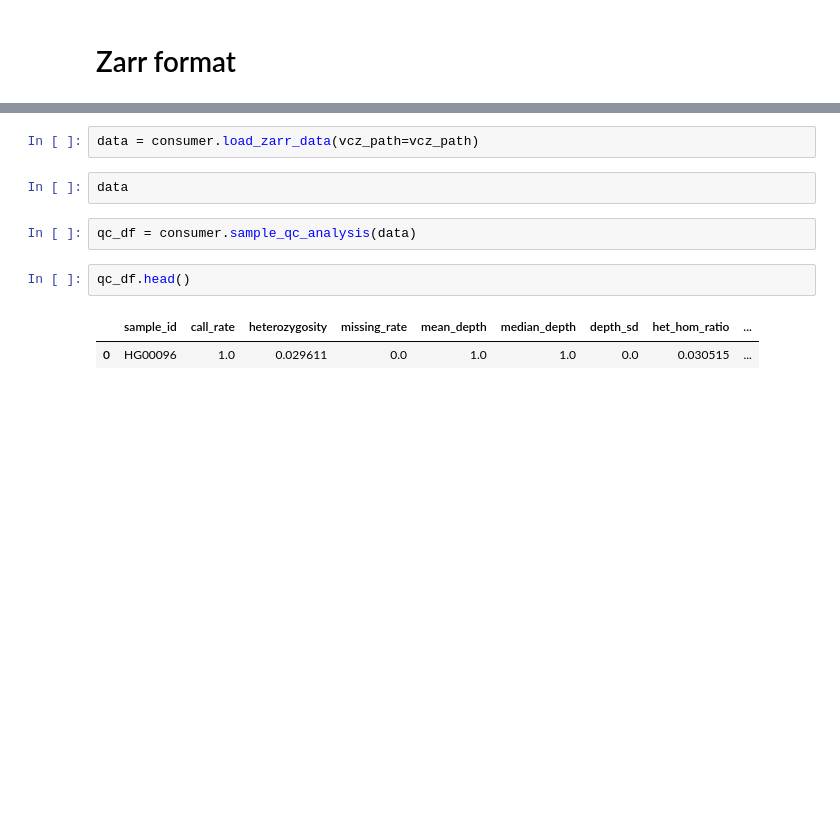
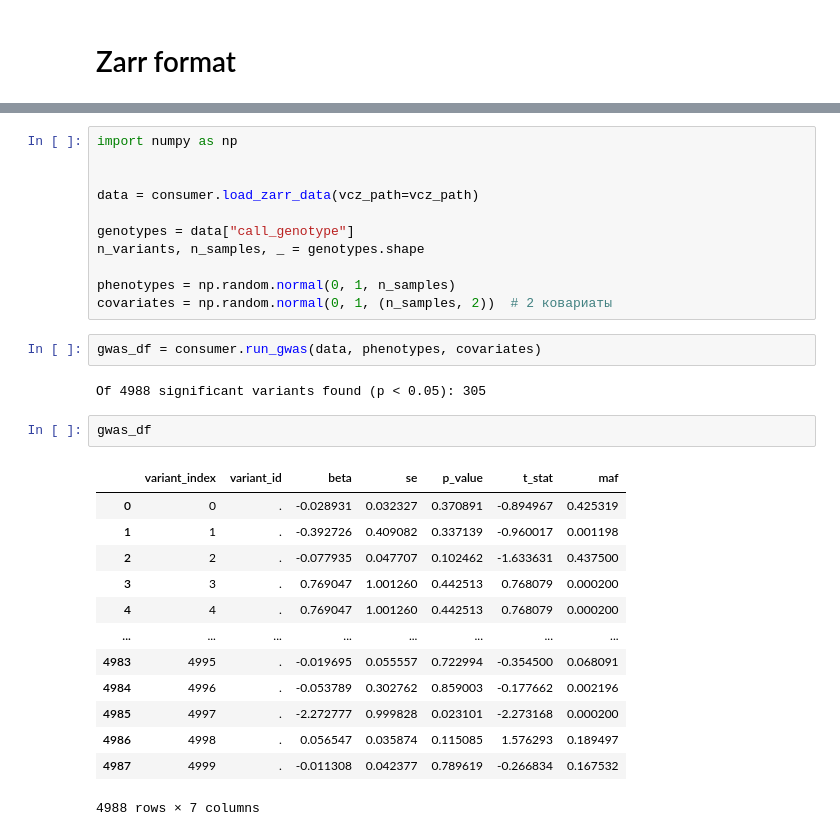
Before and after one commit to PHILIPP111007/matrix_table_consumer, a Jupyter notebook: main.ipynb, the cells around one changed output, grey strips where cells are left out. Cells and saved outputs as stored; diff of their text form; blank space fills up the shorter version.

```diff
--- a/main.ipynb
+++ b/main.ipynb
@@ -174,11 +173,31 @@ consumer = MatrixTableConsumer(vcf_path=vcf_big_path)
 # %%
+import numpy as np
+
+
 data = consumer.load_zarr_data(vcz_path=vcz_path)
+
+genotypes = data["call_genotype"]
+n_variants, n_samples, _ = genotypes.shape
+
+phenotypes = np.random.normal(0, 1, n_samples)
+covariates = np.random.normal(0, 1, (n_samples, 2))  # 2 ковариаты
-# %%
-data
 # %%
-qc_df = consumer.sample_qc_analysis(data)
+gwas_df = consumer.run_gwas(data, phenotypes, covariates)
+# %% [output]
+Of 4988 significant variants found (p < 0.05): 305
 # %%
-qc_df.head()
+gwas_df
 # %% [output]
-|  | sample_id | call_rate | heterozygosity | missing_rate | mean_depth | median_depth | depth_sd | het_hom_ratio | ... |
-| 0 | HG00096 | 1.0 | 0.029611 | 0.0 | 1.0 | 1.0 | 0.0 | 0.030515 | ... |
+|  | variant_index | variant_id | beta | se | p_value | t_stat | maf |
+| 0 | 0 | . | -0.028931 | 0.032327 | 0.370891 | -0.894967 | 0.425319 |
+| 1 | 1 | . | -0.392726 | 0.409082 | 0.337139 | -0.960017 | 0.001198 |
+| 2 | 2 | . | -0.077935 | 0.047707 | 0.102462 | -1.633631 | 0.437500 |
+| 3 | 3 | . | 0.769047 | 1.001260 | 0.442513 | 0.768079 | 0.000200 |
+| 4 | 4 | . | 0.769047 | 1.001260 | 0.442513 | 0.768079 | 0.000200 |
+| ... | ... | ... | ... | ... | ... | ... | ... |
+| 4983 | 4995 | . | -0.019695 | 0.055557 | 0.722994 | -0.354500 | 0.068091 |
+| 4984 | 4996 | . | -0.053789 | 0.302762 | 0.859003 | -0.177662 | 0.002196 |
+| 4985 | 4997 | . | -2.272777 | 0.999828 | 0.023101 | -2.273168 | 0.000200 |
+| 4986 | 4998 | . | 0.056547 | 0.035874 | 0.115085 | 1.576293 | 0.189497 |
+| 4987 | 4999 | . | -0.011308 | 0.042377 | 0.789619 | -0.266834 | 0.167532 |
+4988 rows × 7 columns
```
Also changed, not shown: parts of 1 cell of this notebook.
